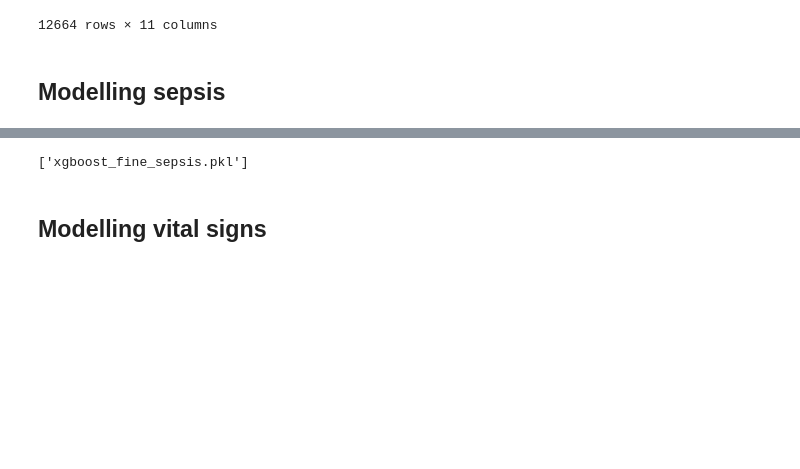
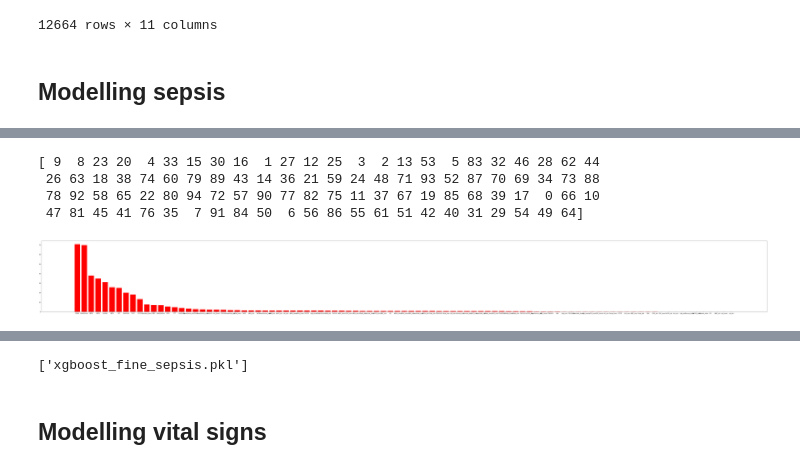
Before and after one commit to pjhartout/Introduction_to_Machine_Learning, a Jupyter notebook: projects/project_2/code_project_2.ipynb, the cells around one changed output, grey strips where cells are left out. Cells and saved outputs as stored; diff of their text form; code cells hidden in the pictures; blank space fills up the shorter version.

```diff
--- a/projects/project_2/code_project_2.ipynb
+++ b/projects/project_2/code_project_2.ipynb
@@ -115,9 +258,14 @@ df_train = df_train.groupby(["pid"], as_index=False).mean()
 # %%
+imputer = IterativeImputer()
+columns = df_train.columns
+df_train = imputer.fit_transform(df_train.values)
+df_train = pd.DataFrame(df_train, columns=columns)
+df_train = df_train.groupby(["pid"], as_index=False).mean()
+
 # Tranform test data according to same imputer
 pid_val = df_val["pid"].unique()
 columns = df_val.columns
-df_val_preprocessed = pd.DataFrame(columns=columns, index=pid_val)
-
+df_val = pd.DataFrame(columns=columns, index=pid_val)
 df_val = imputer.transform(df_val.values)
 df_val = pd.DataFrame(df_val, columns=columns)
 df_val = df_val.groupby(["pid"], as_index=False).mean()
@@ -129,6 +277,9 @@ df_val.to_csv("df_val_philip.csv")
 # %%
 df_train_preprocessed = pd.read_csv("df_train_philip.csv")
 df_val_preprocessed = pd.read_csv("df_val_philip.csv")
-df_train_preprocessed = df_train_preprocessed.sort_values(by=["pid"])
-df_val_preprocessed = df_val_preprocessed.sort_values(by=["pid"])
-df_train_label = df_train_label.sort_values(by=["pid"])
+# %%
+df_train = df_train.sort_values(by=["pid"])
+df_train = df_train.drop(columns=IDENTIFIERS)
+df_val = df_val.sort_values(by=["pid"])
+df_val = df_val.drop(columns=IDENTIFIERS)
+df_train_label = df_train_label.sort_values(by=["pid"])
@@ -135,7 +300,7 @@ df_train_label = df_train_label.sort_values(by=["pid"])
 # %%
 # Data formatting
-X_train = df_train_preprocessed.drop(columns=IDENTIFIERS+['Unnamed: 0']).values
-X_val = df_val_preprocessed.drop(columns=IDENTIFIERS+['Unnamed: 0']).values
+X_train = df_train_preprocessed.drop(columns=['Unnamed: 0']).values
+X_val = df_val_preprocessed.drop(columns=['Unnamed: 0']).values
 # Create list with different label for each medical test
 print("Creating a list of labels for each medical test")
 y_train_medical_tests = []
@@ -632,3 +818,28 @@ df_pred_medical_test
+# %%
+# feature extraction
+feature_selector = SelectKBest(score_func=f_regression, k=X_train_scaled.shape[1])
+fit = feature_selector.fit(X_train_scaled, y_train_sepsis[0])
+
+# Get the indices sorted by most important to least important
+indices = np.argsort(fit.scores_)[::-1]
+
+print(indices)
+# To get your top 10 feature names
+features = []
+for i in range(X_train_scaled.shape[1]):
+    features.append(df_train.columns[indices[i]])
+
+# Now plot
+plt.rcParams['figure.figsize'] = 100, 10
+plt.figure()
+plt.bar(features, fit.scores_[indices[range(X_train_scaled.shape[1])]], color='r', align='center')
+plt.show()
+# %% [output]
+[ 9  8 23 20  4 33 15 30 16  1 27 12 25  3  2 13 53  5 83 32 46 28 62 44
+ 26 63 18 38 74 60 79 89 43 14 36 21 59 24 48 71 93 52 87 70 69 34 73 88
+ 78 92 58 65 22 80 94 72 57 90 77 82 75 11 37 67 19 85 68 39 17  0 66 10
+ 47 81 45 41 76 35  7 91 84 50  6 56 86 55 61 51 42 40 31 29 54 49 64]
+[figure, added]
 # %%
 # Model and predict sepsis
 
```
Also changed, not shown: parts of 12 cells of this notebook, 2 other files.
